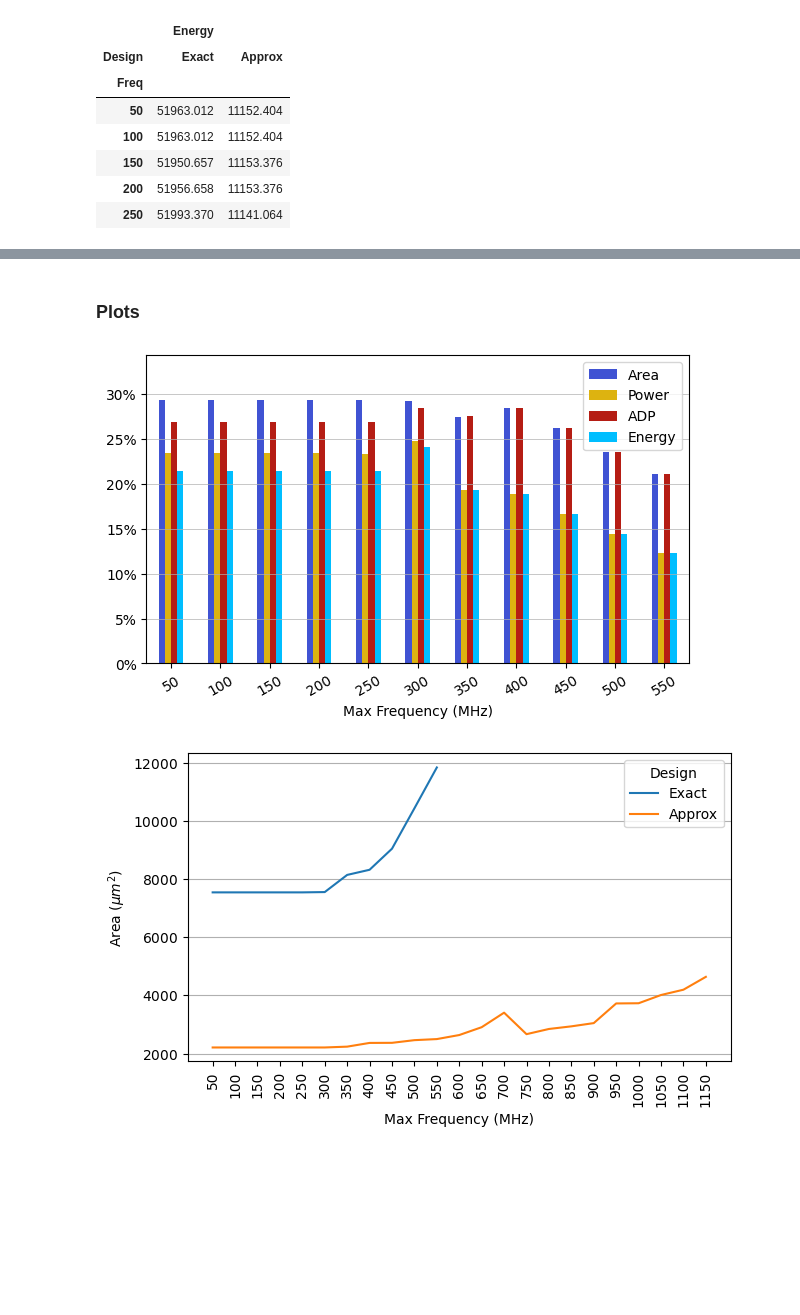
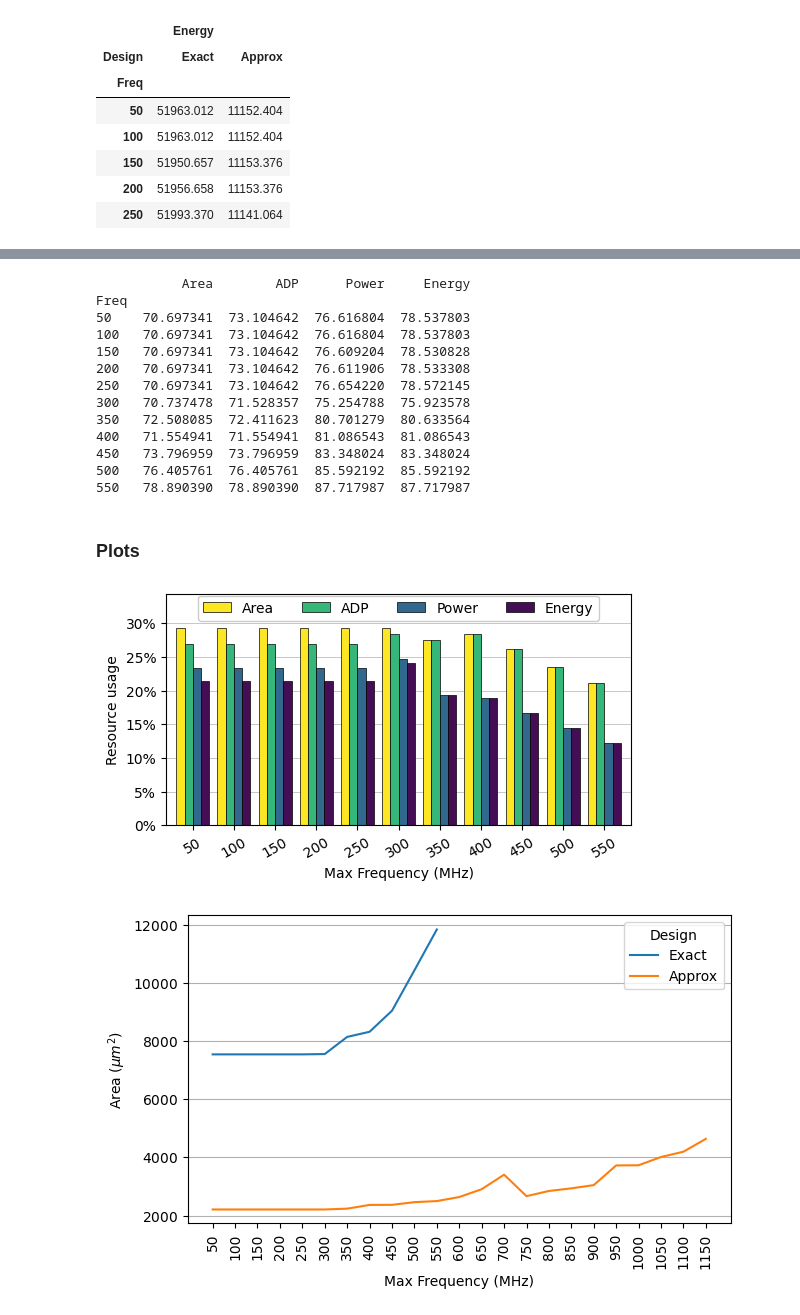
Before and after one commit to RaulMurillo/CoNGA_23, a Jupyter notebook: vhdl/plot_graphs.ipynb, the cells around one changed output, grey strips where cells are left out. Cells and saved outputs as stored; diff of their text form; code cells hidden in the pictures; blank space fills up the shorter version.

```diff
--- a/vhdl/plot_graphs.ipynb
+++ b/vhdl/plot_graphs.ipynb
@@ -36,11 +36,16 @@ mul_df.head()
 | 4 | Exact | 32 | 200 | MET | 7544.980847 | 14.7186 | 3.53 | 51956.658 | 26633.78239 |
 | 5 | Exact | 32 | 250 | MET | 7544.980847 | 14.7290 | 3.53 | 51993.370 | 26633.78239 |
 # %%
-area_df = mul_df[["Area", "Design", "Freq"]].groupby(["Design", "Freq"], sort=False).sum().unstack(0)
-power_df = mul_df[["Power", "Design", "Freq"]].groupby(["Design", "Freq"], sort=False).sum().unstack(0)
-delay_df = mul_df[["Delay", "Design", "Freq"]].groupby(["Design", "Freq"], sort=False).sum().unstack(0)
-energy_df = mul_df[["Energy", "Design", "Freq"]].groupby(["Design", "Freq"], sort=False).sum().unstack(0)
-ADP_df = mul_df[["ADP", "Design", "Freq"]].groupby(["Design", "Freq"], sort=False).sum().unstack(0)
+area_df = mul_df[["Area", "Design", "Freq"]].groupby(
+    ["Design", "Freq"], sort=False).sum().unstack(0)
+power_df = mul_df[["Power", "Design", "Freq"]].groupby(
+    ["Design", "Freq"], sort=False).sum().unstack(0)
+delay_df = mul_df[["Delay", "Design", "Freq"]].groupby(
+    ["Design", "Freq"], sort=False).sum().unstack(0)
+energy_df = mul_df[["Energy", "Design", "Freq"]].groupby(
+    ["Design", "Freq"], sort=False).sum().unstack(0)
+ADP_df = mul_df[["ADP", "Design", "Freq"]].groupby(
+    ["Design", "Freq"], sort=False).sum().unstack(0)
 
 energy_df.head()
 # %% [output]
@@ -57,7 +62,8 @@ energy_df.head()
 area_gain = 100 * area_df['Area']['Approx'] / area_df['Area']['Exact']
 power_gain = 100 * power_df['Power']['Approx'] / power_df['Power']['Exact']
 delay_gain = 100 * delay_df['Delay']['Approx'] / delay_df['Delay']['Exact']
-energy_gain = 100 * energy_df['Energy']['Approx'] / energy_df['Energy']['Exact']
+energy_gain = 100 * energy_df['Energy']['Approx'] / \
+    energy_df['Energy']['Exact']
 adp_gain = 100 * ADP_df['ADP']['Approx'] / ADP_df['ADP']['Exact']
 
 # # X times reduction
@@ -89,49 +95,73 @@ dtype: float64
 # %%
 gain_df = pd.DataFrame([
     area_gain,
+    adp_gain,
     power_gain,
+    energy_gain,
     # delay_gain,
-    adp_gain,
-    energy_gain,
 ]
 ).T.dropna()
 
 gain_df.columns = [
     'Area',
+    'ADP',
     'Power',
+    'Energy',  # 'PDP',
     # 'Delay',
-    'ADP',
-    'Energy',
-    ]
+]
+print(100-gain_df)
+# %% [output]
+           Area        ADP      Power     Energy
+Freq
+50    70.697341  73.104642  76.616804  78.537803
+100   70.697341  73.104642  76.616804  78.537803
+150   70.697341  73.104642  76.609204  78.530828
+200   70.697341  73.104642  76.611906  78.533308
+250   70.697341  73.104642  76.654220  78.572145
+300   70.737478  71.528357  75.254788  75.923578
+350   72.508085  72.411623  80.701279  80.633564
+400   71.554941  71.554941  81.086543  81.086543
+450   73.796959  73.796959  83.348024  83.348024
+500   76.405761  76.405761  85.592192  85.592192
+550   78.890390  78.890390  87.717987  87.717987
 # %% [markdown]
 ### Plots
 # %%
-colors = ['#4053D3', '#DDB310', '#B51D14', '#00BEFF', '#FB49B0', '#00B25D']
+# colors = ['#4053D3', '#DDB310', '#B51D14', '#00BEFF', '#FB49B0', '#00B25D']
 # colors = ['#ebac23', '#b80058', '#008cf9', '#006e00', '#00bbad', '#d163e6', '#b24502', '#ff9287', '#5954d6', '#00c6f8', '#878500', '#00a76c', '#bdbdbd']
-
+# colors = ['#a6cee3', '#1f78b4', '#b2df8a', '#33a02c']
+colors = ['#fde725', '#35b779', '#30688e', '#440d54'] # Viridis
 
 # ax = (100-(1/gain_df)*100).plot.bar(
 ax = (gain_df).plot.bar(
     rot=30,
     color=colors,
-    figsize=(7,4)
+    width=0.8,
+    # figsize=(7,4),
+    # figsize=(8,4),
+    figsize=(6, 3),
+    zorder=2,
+    edgecolor='k',
+    linewidth=0.5,
 )
 ax.yaxis.set_major_formatter(mtick.PercentFormatter(decimals=0))
 # ax.yaxis.set_major_formatter(mtick.FormatStrFormatter('%dx'))
 plt.ylim(0, 34.3)
 
 # ax.set_yticks(range(70, 115+1, 5))
 
 # plt.hlines(y=100, xmin=-100, xmax=100, linewidth=0.75, color='gray')
 # plt.legend(loc='upper center', ncol=1, bbox_to_anchor=(1.1, 1))
-plt.legend(loc='upper right')
+plt.legend(loc='upper center', ncol=4, bbox_to_anchor=(0.5, 1.025)
+           ).get_frame().set_alpha(None)  # No transparent legend box
 # plt.title('Hardware requirements of HUB Posit adder with respect to standard adder')
 plt.xlabel('Max Frequency (MHz)')
-plt.grid(True, axis='y', linewidth=0.5)
+plt.ylabel('Resource usage')
+plt.grid(True, axis='y', linewidth=0.5, zorder=0)
 
-plt.savefig('figs/mult_rate.pdf', bbox_inches="tight")
+plt.savefig('figs/approx_mult_rate.pdf', bbox_inches="tight")
 plt.show()
 # %% [output]
-[figure, old version]
+[figure, new version]
 # %%
 ax1 = area_df.plot.line(
```
Also changed, not shown: parts of 26 cells of this notebook, 21 other files.
